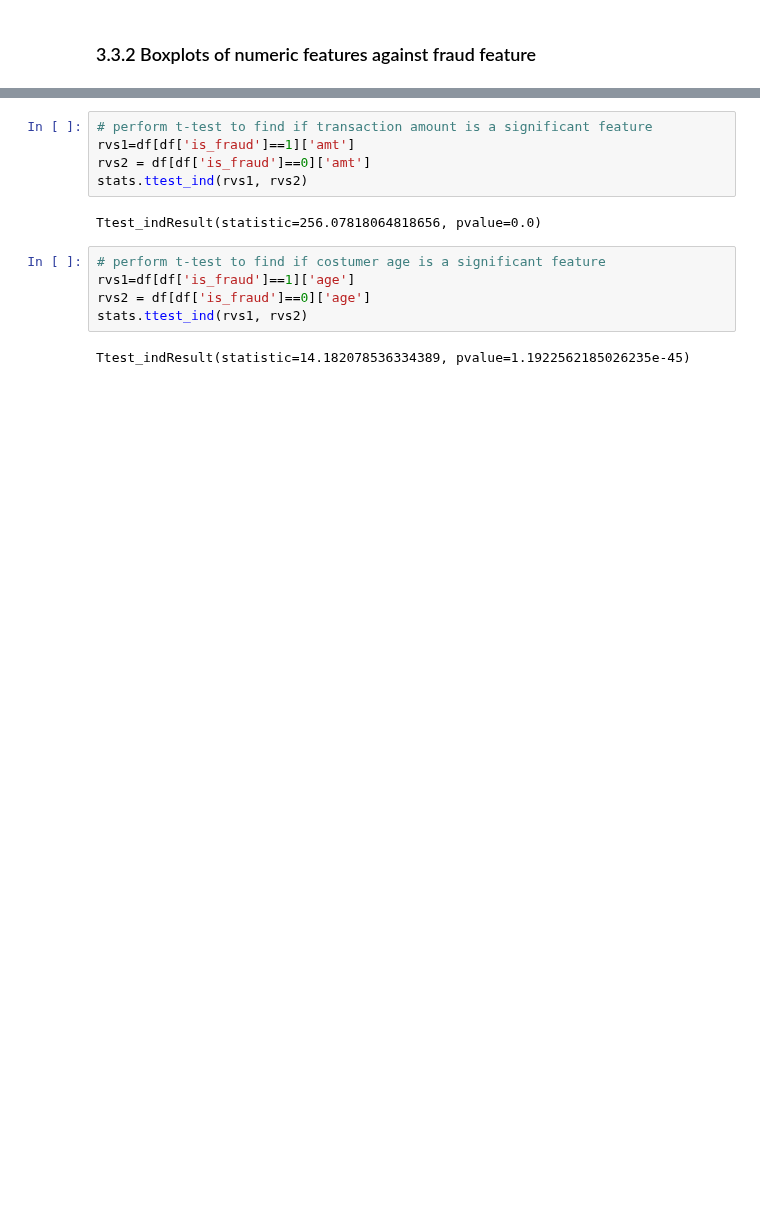
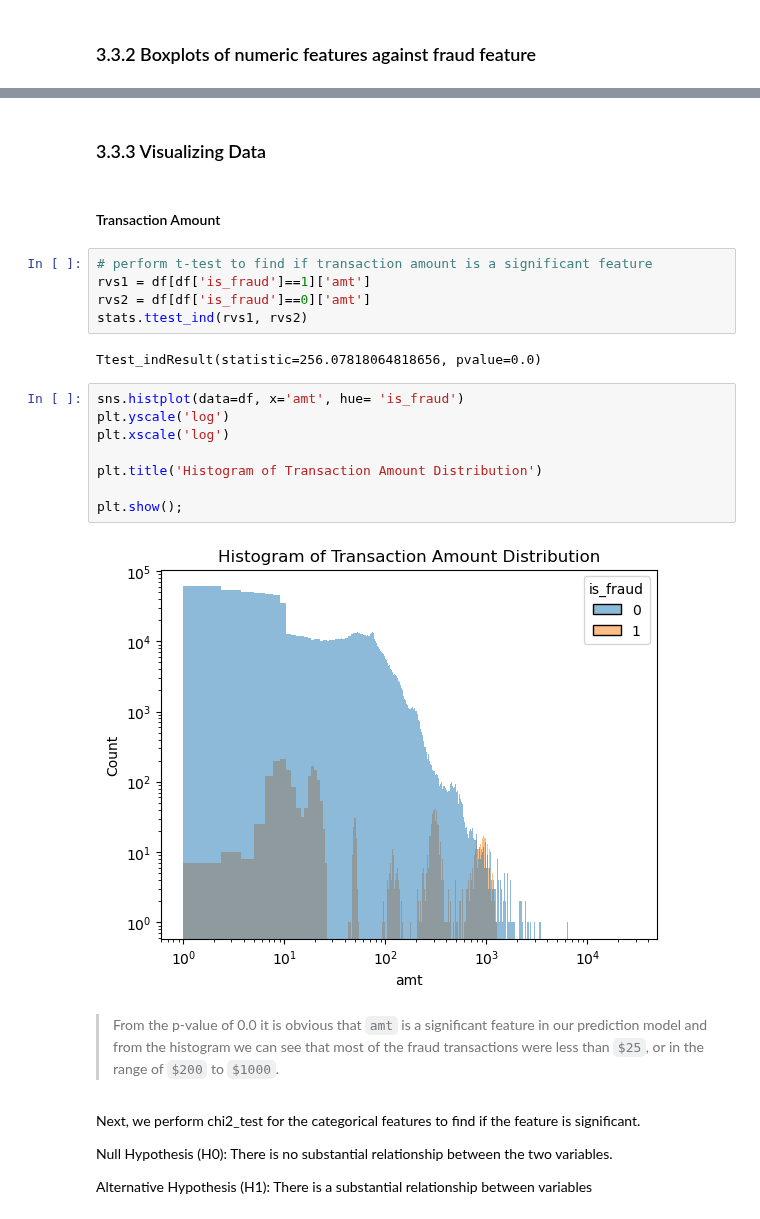
Before and after one commit to Erfaneh-Am/Springboard-projects, a Jupyter notebook: Second Capstone Project/03- Exploratory_Data_Analysis.ipynb, the cells around one changed output, grey strips where cells are left out. Drawn from its saved outputs; the diff is of its cells as text; blank space fills up the shorter version.

```diff
--- a/Second Capstone Project/03- Exploratory_Data_Analysis.ipynb
+++ b/Second Capstone Project/03- Exploratory_Data_Analysis.ipynb
@@ -97,17 +99,32 @@ plt.tight_layout()
 plt.show();
 # %% [output]
 [figure]
+# %% [markdown]
+### 3.3.3  Visualizing Data
+# %% [markdown]
+#### Transaction Amount
 # %%
 # perform t-test to find if transaction amount is a significant feature
-rvs1=df[df['is_fraud']==1]['amt']
+rvs1 = df[df['is_fraud']==1]['amt']
 rvs2 = df[df['is_fraud']==0]['amt']
 stats.ttest_ind(rvs1, rvs2)
 # %% [output]
 Ttest_indResult(statistic=256.07818064818656, pvalue=0.0)
-# %%
-# perform t-test to find if costumer age is a significant feature
-rvs1=df[df['is_fraud']==1]['age']
-rvs2 = df[df['is_fraud']==0]['age']
-stats.ttest_ind(rvs1, rvs2)
-# %% [output]
-Ttest_indResult(statistic=14.182078536334389, pvalue=1.1922562185026235e-45)
+# %%
+sns.histplot(data=df, x='amt', hue= 'is_fraud')
+plt.yscale('log')
+plt.xscale('log')
+
+plt.title('Histogram of Transaction Amount Distribution')
+
+plt.show();
+# %% [output]
+[figure, added]
+# %% [markdown]
+> From the p-value of 0.0 it is obvious that `amt` is a significant feature in our prediction model and from the histogram we can see that most of the fraud transactions were less than `$25`, or in the range of `$200` to `$1000`.
+# %% [markdown]
+Next, we perform chi2_test for the categorical features to find if the feature is significant.
+
+Null Hypothesis (H0): There is no substantial relationship between the two variables.
+
+Alternative Hypothesis (H1): There is a substantial relationship between variables
```
Also changed, not shown: parts of 43 cells of this notebook.
